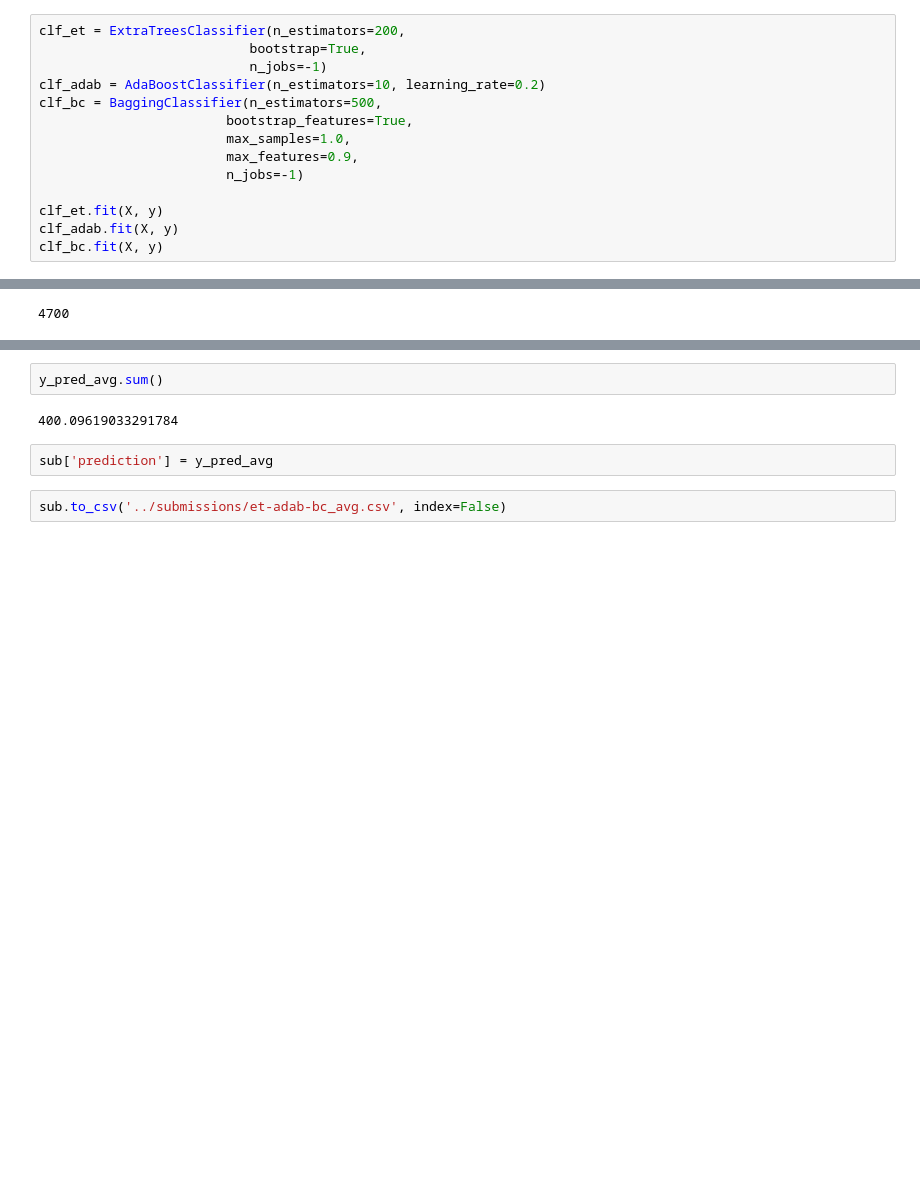
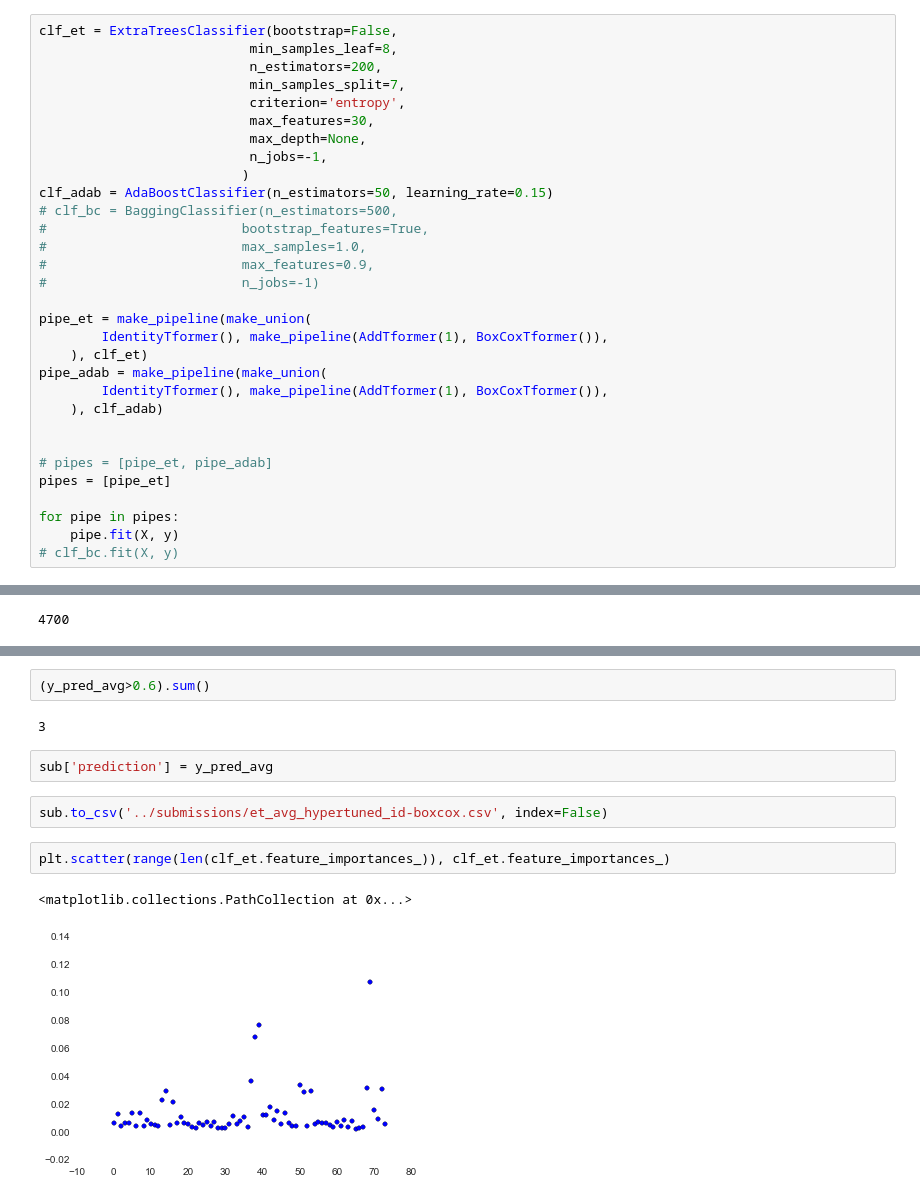
Before and after one commit to JasonTam/fb4, a Jupyter notebook: src/predict.ipynb, the cells around one changed output, grey strips where cells are left out. Cells and saved outputs as stored; diff of their text form; blank space fills up the shorter version.

```diff
--- a/src/predict.ipynb
+++ b/src/predict.ipynb
@@ -300,16 +446,33 @@ valid_preds[np.where(y_valid)]
 # %% [markdown]
 ## Ok, train first
 # %%
-clf_et = ExtraTreesClassifier(n_estimators=200,
-                           bootstrap=True,
-                           n_jobs=-1)
-clf_adab = AdaBoostClassifier(n_estimators=10, learning_rate=0.2)
-clf_bc = BaggingClassifier(n_estimators=500,
-                        bootstrap_features=True,
-                        max_samples=1.0,
-                        max_features=0.9,
-                        n_jobs=-1)
+clf_et = ExtraTreesClassifier(bootstrap=False,
+                           min_samples_leaf=8,
+                           n_estimators=200,
+                           min_samples_split=7,
+                           criterion='entropy',
+                           max_features=30,
+                           max_depth=None,
+                           n_jobs=-1,
+                          )
+clf_adab = AdaBoostClassifier(n_estimators=50, learning_rate=0.15)
+# clf_bc = BaggingClassifier(n_estimators=500,
+#                         bootstrap_features=True,
+#                         max_samples=1.0,
+#                         max_features=0.9,
+#                         n_jobs=-1)
 
-clf_et.fit(X, y)
-clf_adab.fit(X, y)
-clf_bc.fit(X, y)
+pipe_et = make_pipeline(make_union(
+        IdentityTformer(), make_pipeline(AddTformer(1), BoxCoxTformer()),
+    ), clf_et)
+pipe_adab = make_pipeline(make_union(
+        IdentityTformer(), make_pipeline(AddTformer(1), BoxCoxTformer()),
+    ), clf_adab)
+
+
+# pipes = [pipe_et, pipe_adab]
+pipes = [pipe_et]
+
+for pipe in pipes:
+    pipe.fit(X, y)
+# clf_bc.fit(X, y)
@@ -350,8 +514,13 @@ plt.plot(np.array([y_pred_et, y_pred_adab, y_pred_bc]).T)
-# %%
-y_pred_avg.sum()
-# %% [output]
-400.09619033291784
+# %%
+(y_pred_avg>0.6).sum()
+# %% [output]
+3
 # %%
 sub['prediction'] = y_pred_avg
 # %%
-sub.to_csv('../submissions/et-adab-bc_avg.csv', index=False)
+sub.to_csv('../submissions/et_avg_hypertuned_id-boxcox.csv', index=False)
+# %%
+plt.scatter(range(len(clf_et.feature_importances_)), clf_et.feature_importances_)
+# %% [output]
+<matplotlib.collections.PathCollection at 0x...>
+[figure, added]
```
Also changed, not shown: parts of 20 cells of this notebook, 4 other files.
